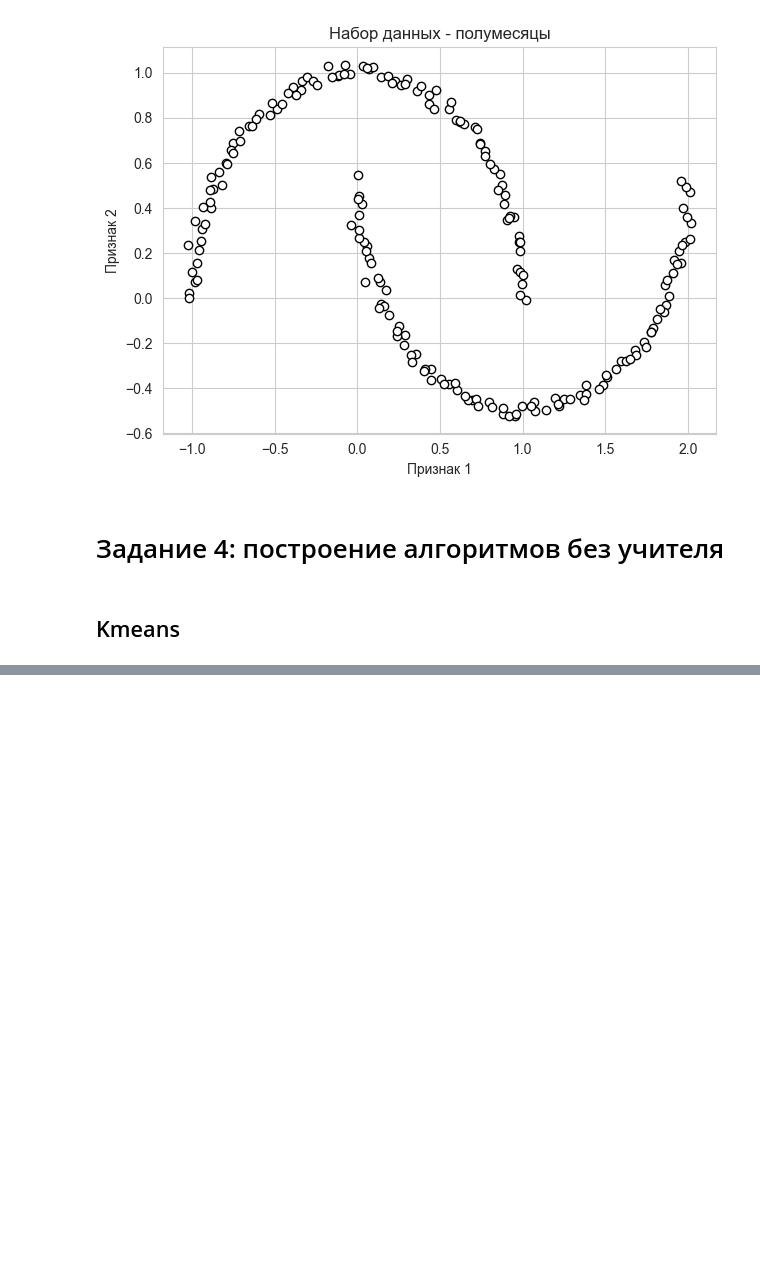
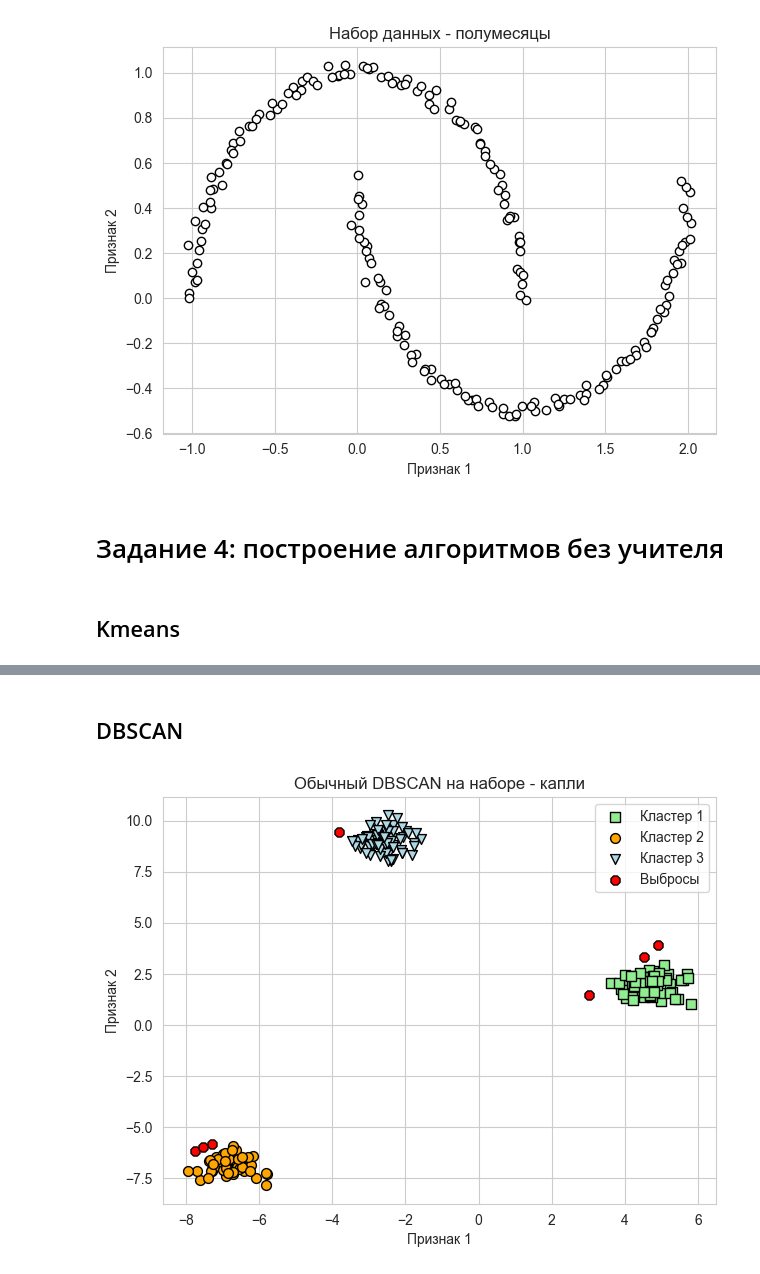
Before and after one commit to Safuanov888/Unsupervised_learning_VUZ, a Jupyter notebook: Models.ipynb, the cells around one changed output, grey strips where cells are left out. Drawn from its saved outputs; the diff is of its cells as text; code cells hidden in the pictures; blank space fills up the shorter version.

```diff
--- a/Models.ipynb
+++ b/Models.ipynb
@@ -124,0 +106,34 @@ plt.tight_layout()
+# %% [markdown]
+## DBSCAN
+# %%
+dbscan_base_blobs = DBSCAN()
+preds_db = dbscan_base_blobs.fit_predict(X)
+plt.scatter(X[preds_db == 0, 0],
+            X[preds_db == 0, 1],
+            s=50, c='lightgreen',
+            marker='s', edgecolor='black',
+            label='Кластер 1')
+plt.scatter(X[preds_db == 1, 0],
+            X[preds_db == 1, 1],
+            s=50, c='orange',
+            marker='o', edgecolor='black',
+            label='Кластер 2')
+plt.scatter(X[preds_db == 2, 0],
+            X[preds_db == 2, 1],
+            s=50, c='lightblue',
+            marker='v', edgecolor='black',
+            label='Кластер 3')
+plt.scatter(X[preds_db == -1, 0],
+            X[preds_db == -1, 1],
+            s=50, c='red',
+            marker='8', edgecolor='black',
+            label='Выбросы')
+
+plt.xlabel('Признак 1')
+plt.ylabel('Признак 2')
+plt.legend()
+plt.tight_layout()
+plt.title('Обычный DBSCAN на наборе - капли')
+plt.show()
+# %% [output]
+[figure, added]
```
Also changed, not shown: parts of 6 cells of this notebook.
